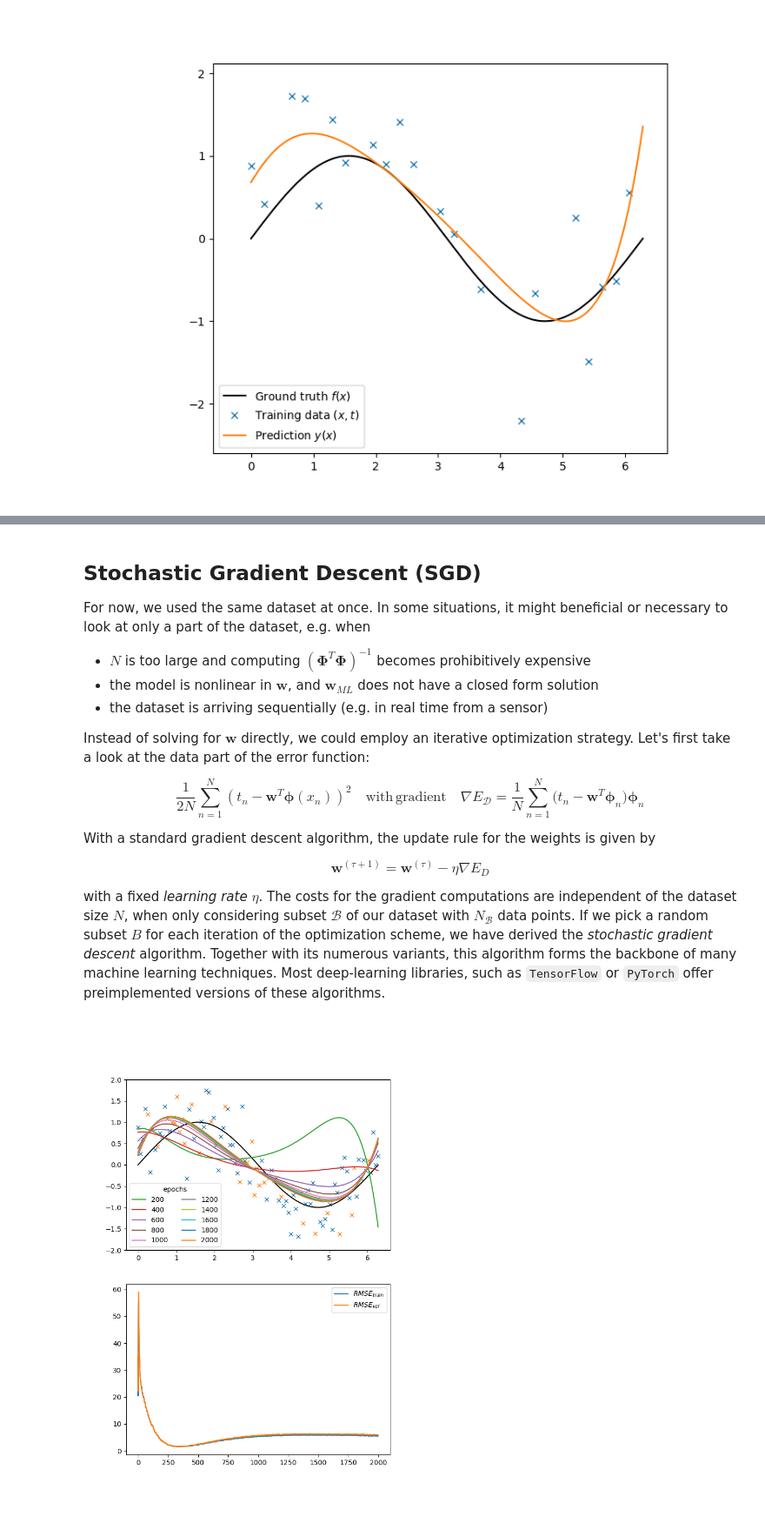
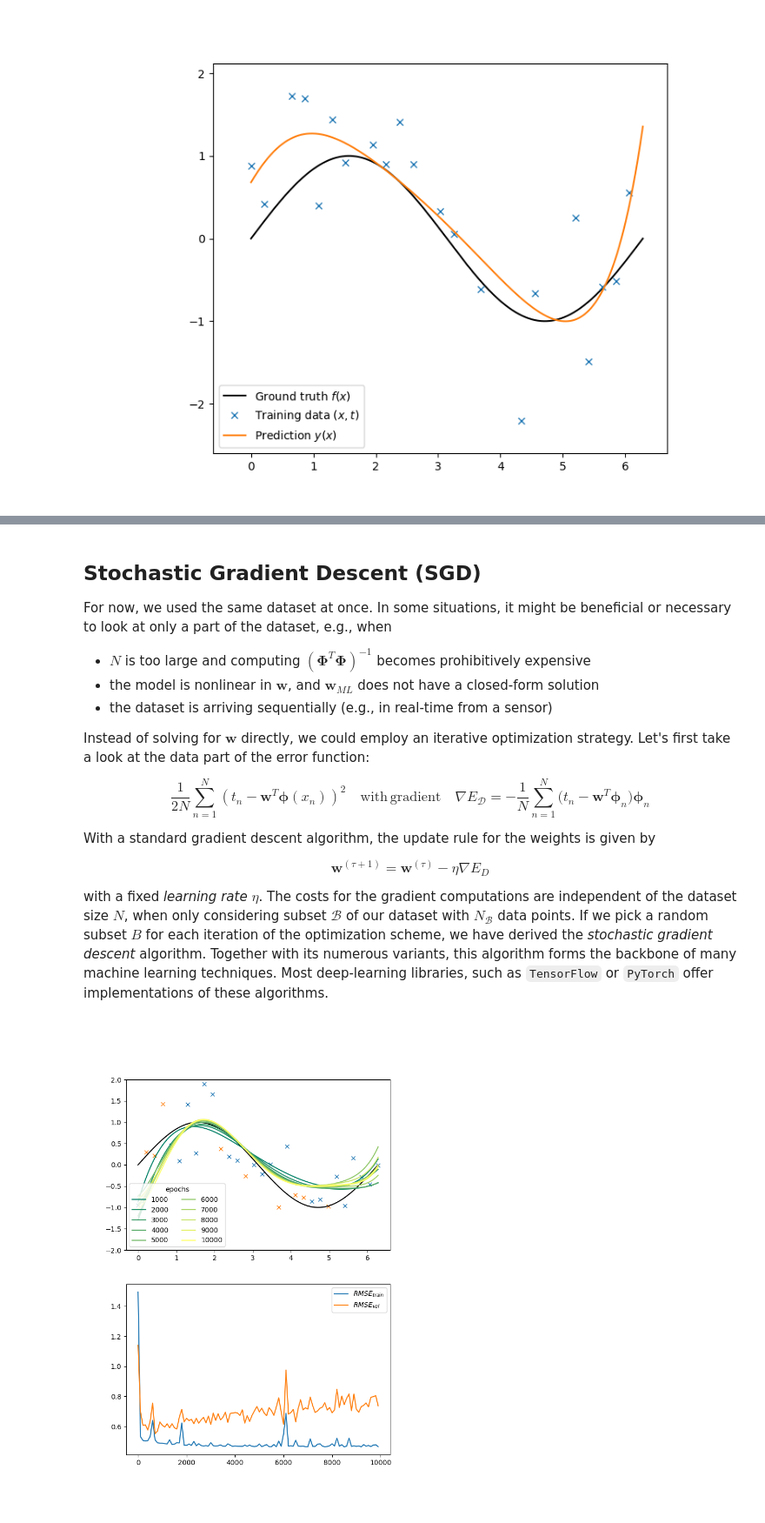
Before and after one commit to annepoot/mude, a Jupyter notebook: notebook_04_ridge-sgd.ipynb, the cells around one changed output, grey strips where cells are left out. Shown at 87% size. Cells and saved outputs as stored; diff of their text form; code cells hidden in the pictures.

Commit message:
resolved rmse problem

```diff
--- a/notebook_04_ridge-sgd.ipynb
+++ b/notebook_04_ridge-sgd.ipynb
@@ -232,16 +246,16 @@ That looks a lot better already than the solution of the unregularized problem,
 # %% [markdown]
 ## Stochastic Gradient Descent (SGD)
 
-For now, we used the same dataset at once. In some situations, it might beneficial or necessary to look at only a part of the dataset, e.g. when
+For now, we used the same dataset at once. In some situations, it might be beneficial or necessary to look at only a part of the dataset, e.g., when
 
 - $N$ is too large and computing $( \boldsymbol{\Phi}^T \boldsymbol{\Phi} )^{-1}$ becomes prohibitively expensive
-- the model is nonlinear in $\mathbf{w}$, and $\mathbf{w}_{ML}$ does not have a closed form solution
-- the dataset is arriving sequentially (e.g. in real time from a sensor)
+- the model is nonlinear in $\mathbf{w}$, and $\mathbf{w}_{ML}$ does not have a closed-form solution
+- the dataset is arriving sequentially (e.g., in real-time from a sensor)
 
 Instead of solving for $\mathbf{w}$ directly, we could employ an iterative optimization strategy. Let's first take a look at the data part of the error function:
 
 $$
-\frac{1}{2N} \sum_{n = 1}^{N} \left( t_n - \mathbf{w}^T \boldsymbol{\phi} (x_n) \right)^2 \quad \mathrm{with \, gradient} \quad \nabla E_{\mathcal{D}} = \frac{1}{N} \sum_{n=1}^N \big(t_n - \mathbf{w}^T \boldsymbol{\phi}_n \big) \boldsymbol{\phi}_n
+\frac{1}{2N} \sum_{n = 1}^{N} \left( t_n - \mathbf{w}^T \boldsymbol{\phi} (x_n) \right)^2 \quad \mathrm{with \, gradient} \quad \nabla E_{\mathcal{D}} = - \frac{1}{N} \sum_{n=1}^N \big(t_n - \mathbf{w}^T \boldsymbol{\phi}_n \big) \boldsymbol{\phi}_n
 $$
 
 With a standard gradient descent algorithm, the update rule for the weights is given by
@@ -250,7 +264,7 @@ $$
 \mathbf{w}^{(\tau + 1)} = \mathbf{w}^{(\tau)} - \eta \nabla E_D
 $$
 
-with a fixed *learning rate* $\eta$. The costs for the gradient computations are independent of the dataset size $N$, when only considering subset $\mathcal{B}$ of our dataset with $N_{\mathcal{B}}$ data points. If we pick a random subset $B$ for each iteration of the optimization scheme, we have derived the *stochastic gradient descent* algorithm. Together with its numerous variants, this algorithm forms the backbone of many machine learning techniques. Most deep-learning libraries, such as `TensorFlow` or `PyTorch` offer preimplemented versions of these algorithms.
+with a fixed *learning rate* $\eta$. The costs for the gradient computations are independent of the dataset size $N$, when only considering subset $\mathcal{B}$ of our dataset with $N_{\mathcal{B}}$ data points. If we pick a random subset $B$ for each iteration of the optimization scheme, we have derived the *stochastic gradient descent* algorithm. Together with its numerous variants, this algorithm forms the backbone of many machine learning techniques. Most deep-learning libraries, such as `TensorFlow` or `PyTorch` offer implementations of these algorithms.
 # %%
 # This function returns the gradient of the cost function
 def get_gradient(x, t, w, basis, **kwargs):
@@ -263,67 +287,74 @@ def get_gradient(x, t, w, basis, **kwargs):
 # %%
 # set parameters
-np.random.seed(0)
-N = 100
+np.random.seed(5)
+N = 30
 N_train = int(0.7*N)
 degree = 6
-w = np.zeros(degree+1) + 2
-eta = 0.001
-epochs = 2000
-epoch_plot = int(epochs/10)
-N_batch = 10
+w = np.random.rand(degree+1)
+eta = 0.01
+epochs = 10000
+epoch_plot = max(int(epochs/10),1)
+N_batch = 5
+
+# get colormap
+rgb = cm.get_cmap('summer')(np.linspace(0,1,10))[:, :3]
 
 # generate, scale, and partition data
 x, t = f_data(N=N)
+x_plot = np.linspace(0,2*np.pi,100)
 xscaler, tscaler = StandardScaler(), StandardScaler()
 x_sc, t_sc = xscaler.fit_transform(x[:,None]), tscaler.fit_transform(t[:,None])
 x_train, x_val, t_train, t_val = train_test_split(x_sc, t_sc, train_size=N_train)
 x_train, x_val, t_train, t_val = x_train.reshape(-1), x_val.reshape(-1), t_train.reshape(-1), t_val.reshape(-1)
 
-x_plot    = np.linspace(0,2*np.pi,100)
+# get features
 Phi_plot  = PolynomialBasis(xscaler.transform(x_plot[:,None]).reshape(-1), degree=degree)
-Phi_train = PolynomialBasis(xscaler.transform(x_train[:,None]).reshape(-1), degree=degree)
-Phi_val   = PolynomialBasis(xscaler.transform(x_val[:,None]).reshape(-1), degree=degree)
+Phi_train = PolynomialBasis(x_train, degree=degree)
+Phi_val   = PolynomialBasis(x_val, degree=degree)
 
 # create figure
 fig, ax = plt.subplots(2, 1, figsize = (7,10))
 ax[0].plot(xscaler.inverse_transform(x_train[:,None]), tscaler.inverse_transform(t_train[:,None]), 'x')
 ax[0].plot(xscaler.inverse_transform(x_val[:,None]), tscaler.inverse_transform(t_val[:,None]), 'x')
-ax[0].plot(x, f_truth(x), 'k-') #, label=r'Ground truth $f(x)$')
+ax[0].plot(x_plot, f_truth(x_plot), 'k-')
 ax[0].set_ylim(-2,2)
 
-mse_train = np.zeros(epochs)
-mse_val = np.zeros(epochs)
+# init mse
+rmse_train = np.zeros(epochs)
+rmse_val = np.zeros(epochs)
 
 # loop over epochs
 for i in range(epochs):
     perm = np.random.permutation(N_train)
 
     # loop over batches
     for j in range(int(N_train/N_batch)):
         x_batch = x_train[perm[j*N_batch:(j+1)*N_batch]]
         t_batch = t_train[perm[j*N_batch:(j+1)*N_batch]]
         dEdw    = get_gradient(x_batch, t_batch, w, PolynomialBasis, degree=degree)
         w       = w - eta * dEdw
 
     # compute mse
     t_pred_train = w @ Phi_train.T
     t_pred_val   = w @ Phi_val.T
-    mse_train[i] = np.sqrt(sum((tscaler.inverse_transform(t_train[:,None])
+
+    rmse_train[i] = np.sqrt(sum((tscaler.inverse_transform(t_train[:,None])
                                 - tscaler.inverse_transform(t_pred_train[:,None]))**2) / len(t_train))
-    mse_val[i]   = np.sqrt(sum((tscaler.inverse_transform(t_val[:,None])
+    rmse_val[i]   = np.sqrt(sum((tscaler.inverse_transform(t_val[:,None])
                                 - tscaler.inverse_transform(t_pred_val[:,None]))**2) / len(t_val))
-
 
     # plot some of the iterations to see progression of solution
     if ((i+1) % epoch_plot==0):
         t_plot = w @ Phi_plot.T
-        ax[0].plot(x_plot, tscaler.inverse_transform(t_plot[:,None]).reshape(-1), label=r'{}'.format(i+1))
+        ax[0].plot(x_plot, tscaler.inverse_transform(t_plot[:,None]).reshape(-1),
+                   color=rgb[int(i/epoch_plot),:], label=r'{}'.format(i+1))
 
-ax[1].plot(np.arange(0,len(mse_train)), mse_train, label=r'$RMSE_{train}$')
-ax[1].plot(np.arange(0,len(mse_val)), mse_val, label=r'$RMSE_{val}$')
+# plot rmse
+ax[1].plot(np.arange(0,epochs,int(epochs/100)), rmse_train[::int(epochs/100)], label=r'$RMSE_{train}$')
+ax[1].plot(np.arange(0,epochs,int(epochs/100)), rmse_val[::int(epochs/100)], label=r'$RMSE_{val}$')
+ax[1].legend()
 ax[0].legend(loc='lower left', ncol=2)
 ax[0].get_legend().set_title(r'epochs')
-ax[1].legend()
 plt.show()
 # %% [output]
-[figure, old version]
+[figure, new version]
```
Also changed, not shown: parts of 9 cells of this notebook.
